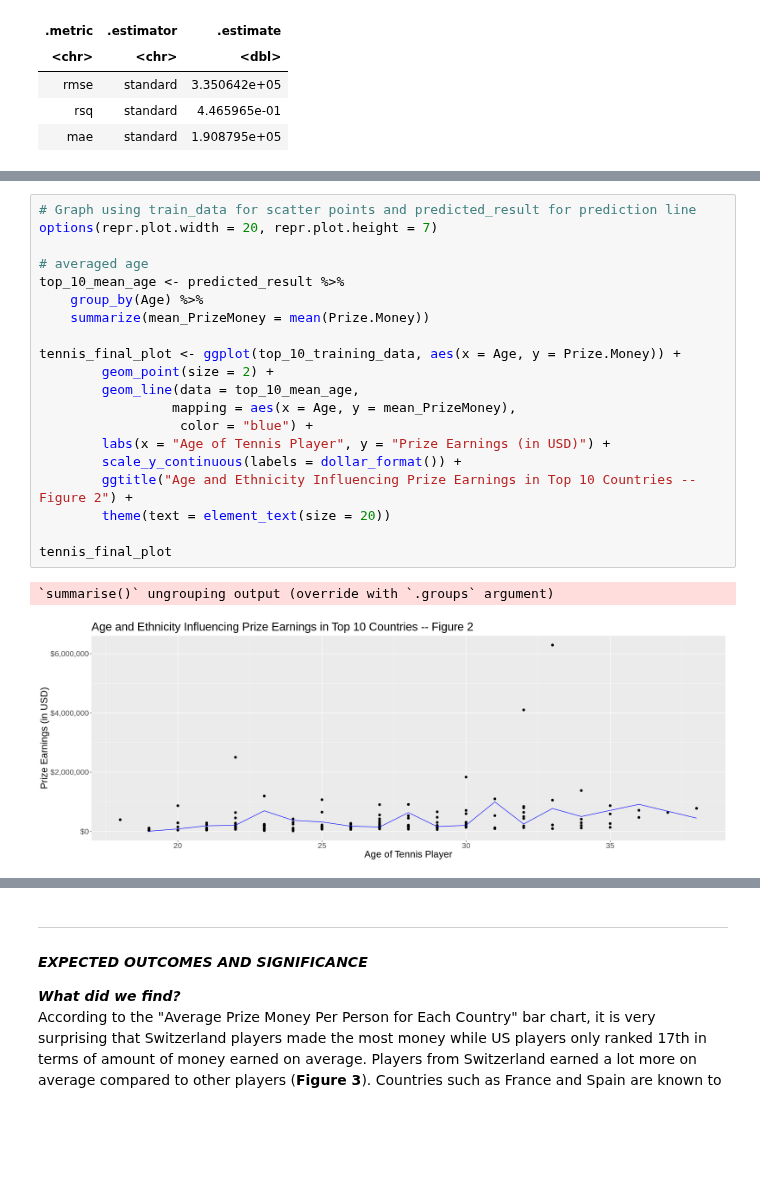
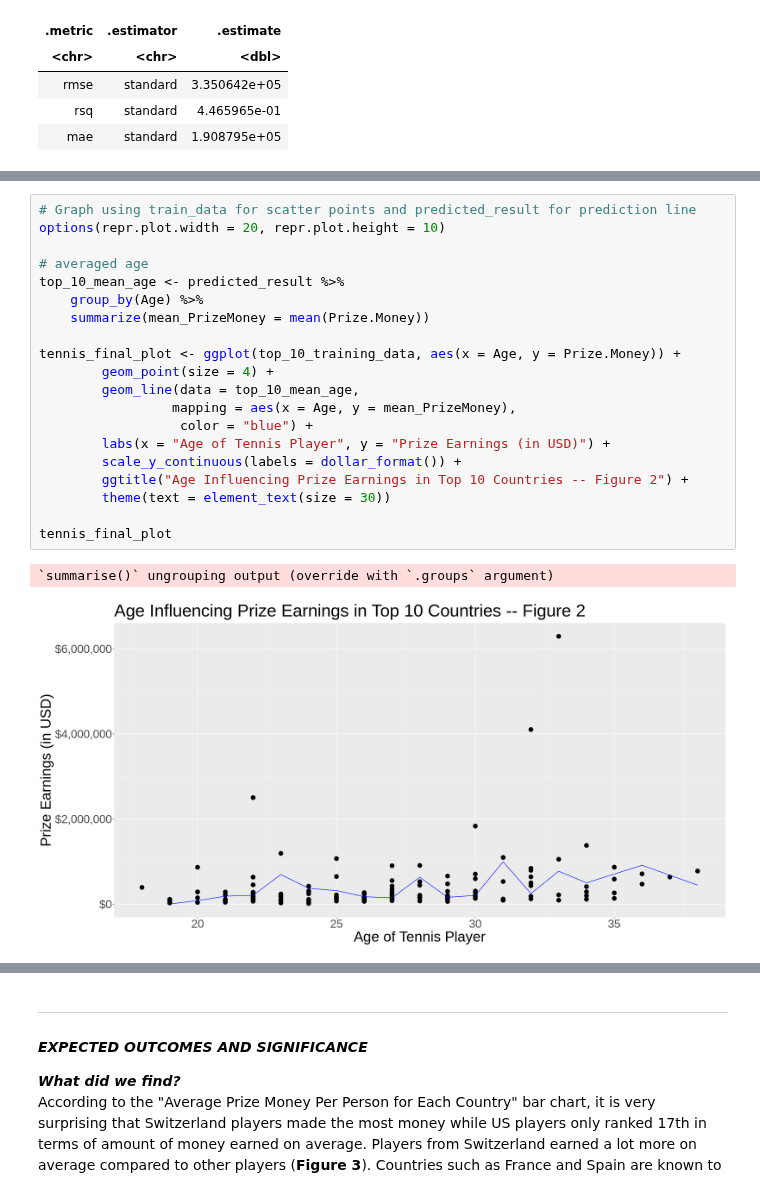
Before and after one commit to cpureza/dsci_group_project, a Jupyter notebook: dsci_project_folder/Fridays_Work.ipynb, the cells around one changed output, grey strips where cells are left out. Cells and saved outputs as stored; diff of their text form; blank space fills up the shorter version.

Commit message:
removed "ethnicity" from scatterplot title

```diff
--- a/dsci_project_folder/Fridays_Work.ipynb
+++ b/dsci_project_folder/Fridays_Work.ipynb
@@ -309,26 +309,26 @@ Warning message:
 # %%
 # Graph using train_data for scatter points and predicted_result for prediction line
-options(repr.plot.width = 20, repr.plot.height = 7)
+options(repr.plot.width = 20, repr.plot.height = 10)
 
 # averaged age
 top_10_mean_age <- predicted_result %>%
     group_by(Age) %>%
     summarize(mean_PrizeMoney = mean(Prize.Money))
 
 tennis_final_plot <- ggplot(top_10_training_data, aes(x = Age, y = Prize.Money)) +
-        geom_point(size = 2) +
+        geom_point(size = 4) +
         geom_line(data = top_10_mean_age,
                  mapping = aes(x = Age, y = mean_PrizeMoney),
                   color = "blue") +
         labs(x = "Age of Tennis Player", y = "Prize Earnings (in USD)") +
         scale_y_continuous(labels = dollar_format()) +
-        ggtitle("Age and Ethnicity Influencing Prize Earnings in Top 10 Countries -- Figure 2") +
-        theme(text = element_text(size = 20))
+        ggtitle("Age Influencing Prize Earnings in Top 10 Countries -- Figure 2") +
+        theme(text = element_text(size = 30))
 
 tennis_final_plot
 # %% [output]
 `summarise()` ungrouping output (override with `.groups` argument)
-[figure, old version]
+[figure, new version]
 # %%
 # Graph for Country vs Money
 options(repr.plot.width = 26, repr.plot.height = 20)
```
Also changed, not shown: parts of 3 cells of this notebook.
